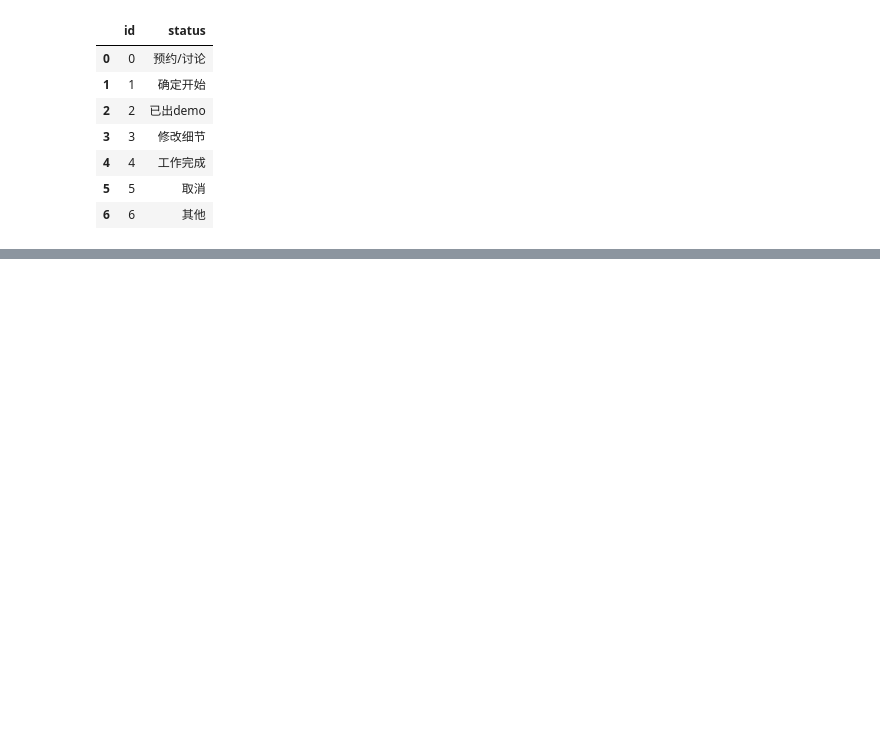
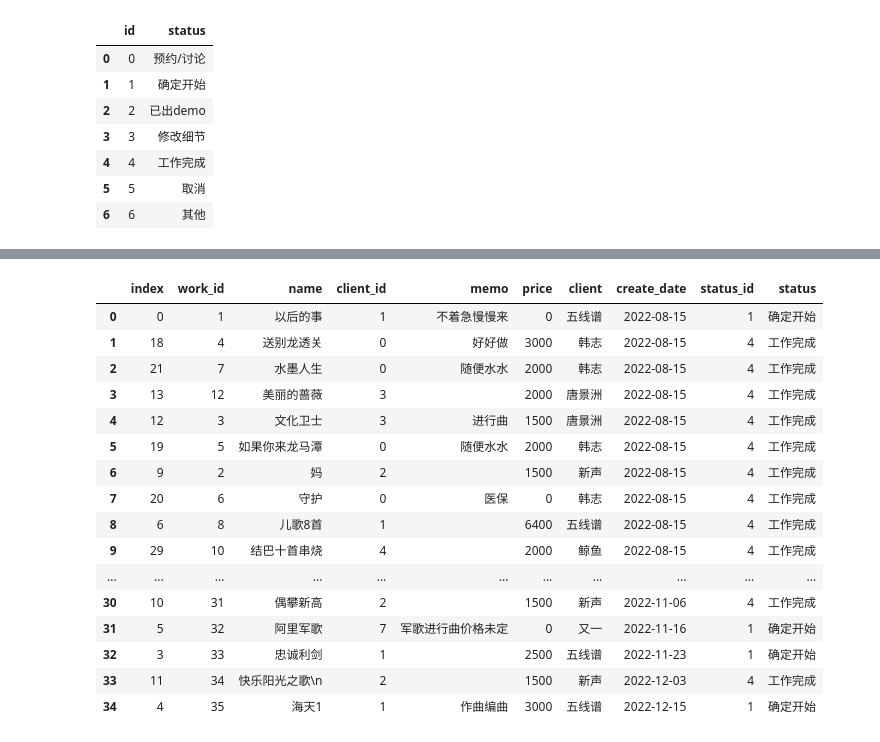
Before and after one commit to aaw707/workload-tracker, a Jupyter notebook: main/data/Database constructor.ipynb, the cells around one changed output, grey strips where cells are left out. Drawn from its saved outputs; the diff is of its cells as text; code cells hidden in the pictures; blank space fills up the shorter version.

```diff
--- a/main/data/Database constructor.ipynb
+++ b/main/data/Database constructor.ipynb
@@ -209,0 +248,20 @@ inactive_df
+# %%
+df
+# %% [output]
+|  | index | work_id | name | client_id | memo | price | client | create_date | status_id | status |
+| 0 | 0 | 1 | 以后的事 | 1 | 不着急慢慢来 | 0 | 五线谱 | 2022-08-15 | 1 | 确定开始 |
+| 1 | 18 | 4 | 送别龙透关 | 0 | 好好做 | 3000 | 韩志 | 2022-08-15 | 4 | 工作完成 |
+| 2 | 21 | 7 | 水墨人生 | 0 | 随便水水 | 2000 | 韩志 | 2022-08-15 | 4 | 工作完成 |
+| 3 | 13 | 12 | 美丽的蔷薇 | 3 |  | 2000 | 唐景洲 | 2022-08-15 | 4 | 工作完成 |
+| 4 | 12 | 3 | 文化卫士 | 3 | 进行曲 | 1500 | 唐景洲 | 2022-08-15 | 4 | 工作完成 |
+| 5 | 19 | 5 | 如果你来龙马潭 | 0 | 随便水水 | 2000 | 韩志 | 2022-08-15 | 4 | 工作完成 |
+| 6 | 9 | 2 | 妈 | 2 |  | 1500 | 新声 | 2022-08-15 | 4 | 工作完成 |
+| 7 | 20 | 6 | 守护 | 0 | 医保 | 0 | 韩志 | 2022-08-15 | 4 | 工作完成 |
+| 8 | 6 | 8 | 儿歌8首 | 1 |  | 6400 | 五线谱 | 2022-08-15 | 4 | 工作完成 |
+| 9 | 29 | 10 | 结巴十首串烧 | 4 |  | 2000 | 鲸鱼 | 2022-08-15 | 4 | 工作完成 |
+| ... | ... | ... | ... | ... | ... | ... | ... | ... | ... | ... |
+| 30 | 10 | 31 | 偶攀新高 | 2 |  | 1500 | 新声 | 2022-11-06 | 4 | 工作完成 |
+| 31 | 5 | 32 | 阿里军歌 | 7 | 军歌进行曲价格未定 | 0 | 又一 | 2022-11-16 | 1 | 确定开始 |
+| 32 | 3 | 33 | 忠诚利剑 | 1 |  | 2500 | 五线谱 | 2022-11-23 | 1 | 确定开始 |
+| 33 | 11 | 34 | 快乐阳光之歌\n | 2 |  | 1500 | 新声 | 2022-12-03 | 4 | 工作完成 |
+| 34 | 4 | 35 | 海天1 | 1 | 作曲编曲 | 3000 | 五线谱 | 2022-12-15 | 1 | 确定开始 |
```
Also changed, not shown: parts of 11 cells of this notebook, 4 other files.
